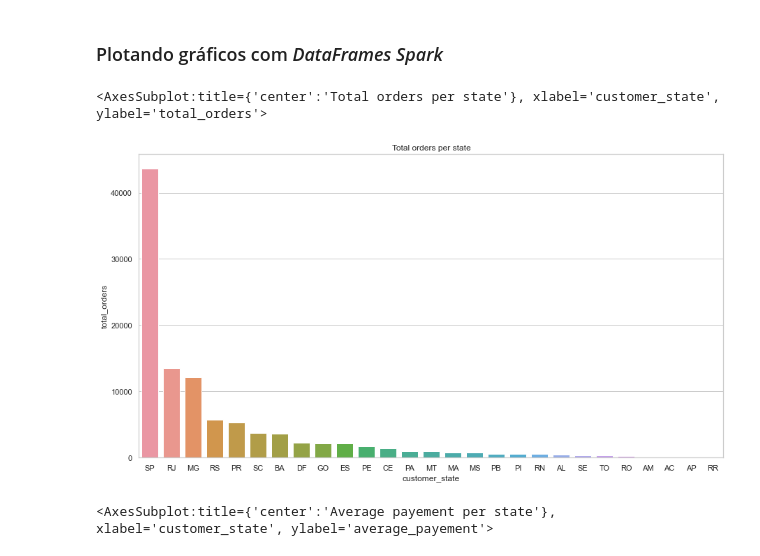
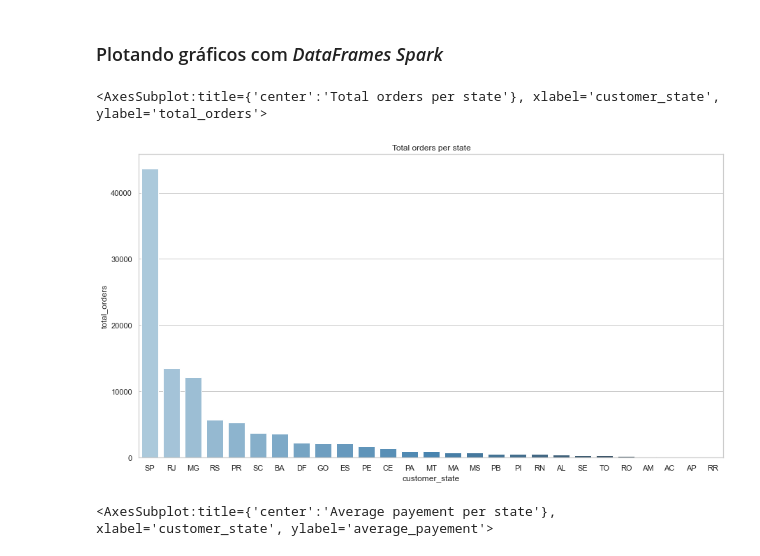
Before and after one commit to francisconog/xr-analysis, a Jupyter notebook: analysis/spark_olist_dataset.ipynb, the cells around one changed output. Cells and saved outputs as stored; diff of their text form; code cells hidden in the pictures.

```diff
--- a/analysis/spark_olist_dataset.ipynb
+++ b/analysis/spark_olist_dataset.ipynb
@@ -577,11 +574,12 @@ orders_per_state = orders_dataset_complete.groupBy("customer_state")\
 # %%
 plt.figure(figsize=(15,8))
 plt.title("Total orders per state")
 
-sns.barplot(x="customer_state",y="total_orders", data=orders_per_state.toPandas())
+sns.barplot(x="customer_state",y="total_orders", palette="Blues_d",
+            data=orders_per_state.toPandas())
 # %% [output]
 <AxesSubplot:title={'center':'Total orders per state'}, xlabel='customer_state', ylabel='total_orders'>
-[figure, old version]
+[figure, new version]
 # %%
 plt.figure(figsize=(15,8))
 plt.title("Average payement per state")
```
Also changed, not shown: parts of 23 cells of this notebook.
